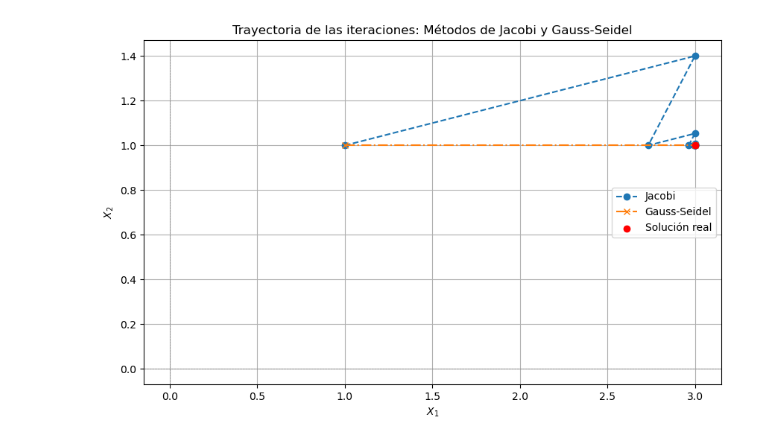
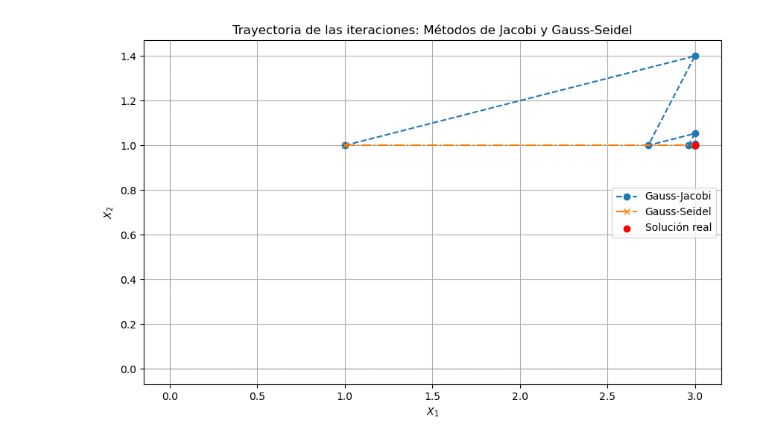
Before and after one commit to Iandres10188/Metodos-fuente, a Jupyter notebook: Solucion.ipynb, the cells around one changed output. Saved outputs shown, nothing was run; the diff lists cells and outputs as text; code cells hidden in the pictures.

```diff
--- a/Solucion.ipynb
+++ b/Solucion.ipynb
@@ -98,7 +98,7 @@ plt.figure(figsize=(10, 6))
 
 plt.plot(
     tray_jacobi[:, 0], tray_jacobi[:, 1],
-    marker="o", label="Jacobi", linestyle="--"
+    marker="o", label="Gauss-Jacobi", linestyle="--"
 )
 
 plt.plot(
@@ -135,4 +135,4 @@ plt.show()
 
 Método de Gauss-Seidel:
 Solución aproximada: [[3. 1.]]
-[figure, old version]
+[figure, new version]
```
Also changed, not shown: parts of 3 cells of this notebook.
